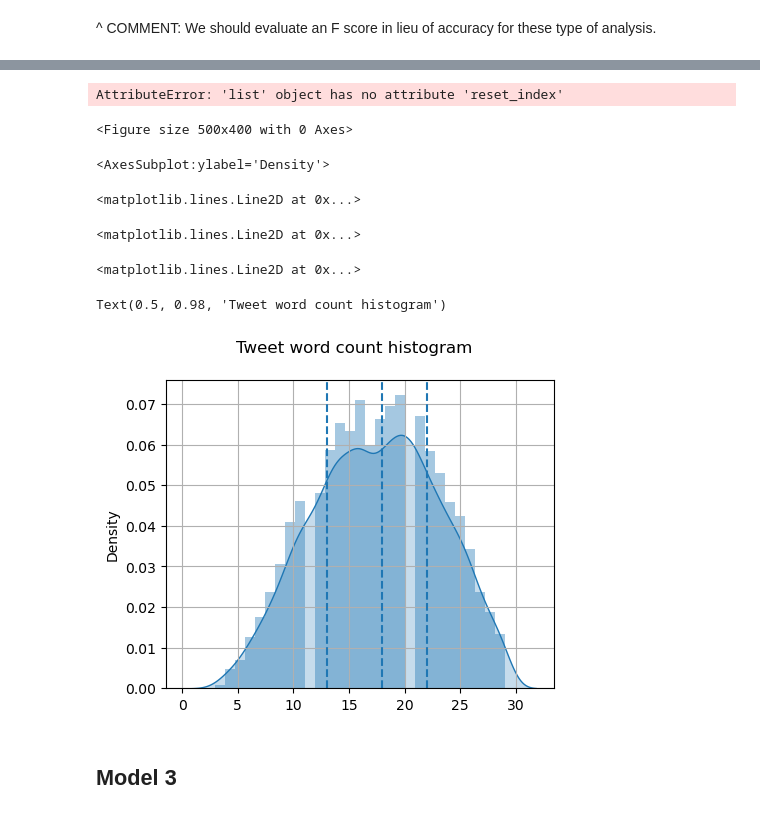
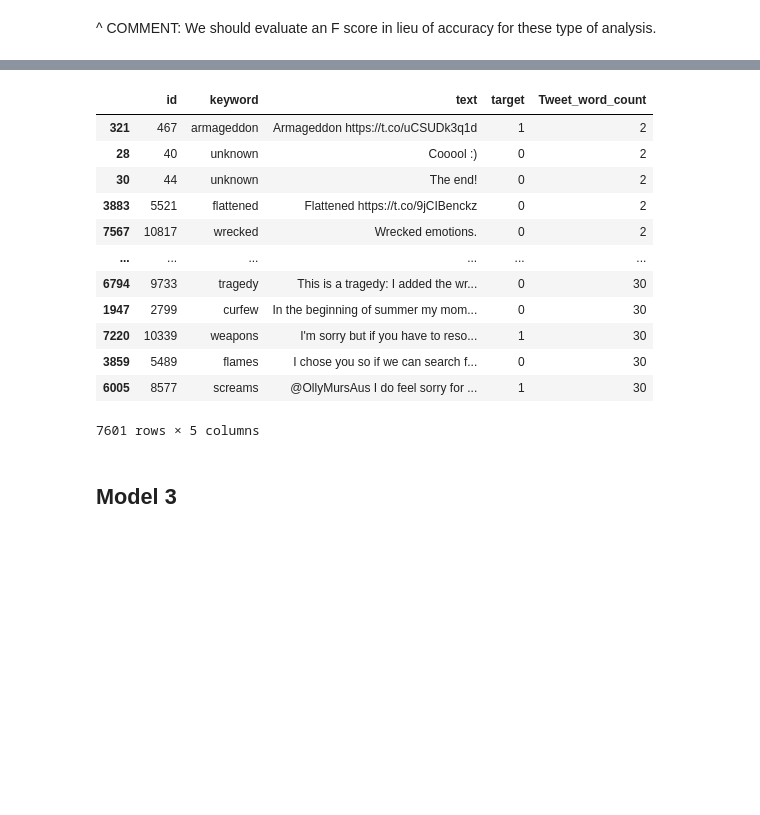
Before and after one commit to Steve-Desilets/MSDS-422-Group-3-Module-9, a Jupyter notebook: MSDS 422 - Module 9 Assignment Notebook.ipynb, the cells around one changed output, grey strips where cells are left out. Drawn from its saved outputs; the diff is of its cells as text; code cells hidden in the pictures; blank space fills up the shorter version.

```diff
--- a/MSDS 422 - Module 9 Assignment Notebook.ipynb
+++ b/MSDS 422 - Module 9 Assignment Notebook.ipynb
@@ -344,3 +363,17 @@ null_summary_only_missing
+# %%
+# Load segmentation dictionary
+load()
+
+# Set options for Twitter processing - remove url, mention, and emojis
+pre.set_options(pre.OPT.URL, pre.OPT.EMOJI, pre.OPT.MENTION, pre.OPT.SMILEY)
+
+# Hash fix - will be called from within tweet cleaning function
+def hash_fix(h):
+    h1 = re.sub(r'[0-9]+', '', h)
+    h2 = re.sub(r'#', '', h1)
+    h3 = segment(str(h2))
+    h4 = ' '.join(map(str, h3))
+    return h4
 # %%
 # fill missing keyword with unknown
 model2_test_df['keyword'].fillna('unknown', inplace=True)
@@ -382,34 +438,23 @@ Text(0.5, 0.98, 'Tweet word count histogram')
-# %%
-# remove rows with under 3 words
-#model2_train_df = model2_train_df[model2_train_df['Tweet_word_count']>2]
-#model2_train_df = model2_train_df.reset_index()
-
-# remove rows with more than 30 words
-model2_train_df = model2_train_df[model2_train_df['Tweet_word_count']<30]
-#model2_train_df = model2_train_df.reset_index()
-# %% [output]
-AttributeError: 'list' object has no attribute 'reset_index'
-# %%
-#Recheck frequency plot
-import matplotlib.pyplot as plt
-plt.figure(figsize=(5,4))
-#model2_train_df['Tweet_word_count'] = model2_train_df['text'].apply(lambda x: len(x.split(" ")) )
-sns.distplot(model2_train_df['Tweet_word_count'].values, hist=True, kde=True, kde_kws={"shade": True})
-plt.axvline(model2_train_df['Tweet_word_count'].describe()['25%'], ls="--")
-plt.axvline(model2_train_df['Tweet_word_count'].describe()['50%'], ls="--")
-plt.axvline(model2_train_df['Tweet_word_count'].describe()['75%'], ls="--")
-
-plt.grid()
-plt.suptitle("Tweet word count histogram")
-plt.show()
-# %% [output]
-<Figure size 500x400 with 0 Axes>
-<AxesSubplot:ylabel='Density'>
-<matplotlib.lines.Line2D at 0x...>
-<matplotlib.lines.Line2D at 0x...>
-<matplotlib.lines.Line2D at 0x...>
-Text(0.5, 0.98, 'Tweet word count histogram')
-[figure, removed]
+# %%
+model2_train_df = model2_train_df[model2_train_df.Tweet_word_count < 31]
+
+model2_train_df = model2_train_df[model2_train_df.Tweet_word_count > 1]
+
+model2_train_df.sort_values(by=['Tweet_word_count'])
+# %% [output]
+|  | id | keyword | text | target | Tweet_word_count |
+| 321 | 467 | armageddon | Armageddon https://t.co/uCSUDk3q1d | 1 | 2 |
+| 28 | 40 | unknown | Cooool :) | 0 | 2 |
+| 30 | 44 | unknown | The end! | 0 | 2 |
+| 3883 | 5521 | flattened | Flattened https://t.co/9jCIBenckz | 0 | 2 |
+| 7567 | 10817 | wrecked | Wrecked emotions. | 0 | 2 |
+| ... | ... | ... | ... | ... | ... |
+| 6794 | 9733 | tragedy | This is a tragedy: I added the wr... | 0 | 30 |
+| 1947 | 2799 | curfew | In the beginning of summer my mom... | 0 | 30 |
+| 7220 | 10339 | weapons | I'm sorry but if you have to reso... | 1 | 30 |
+| 3859 | 5489 | flames | I chose you so if we can search f... | 0 | 30 |
+| 6005 | 8577 | screams | @OllyMursAus I do feel sorry for ... | 1 | 30 |
+7601 rows × 5 columns
 # %% [markdown]
 ## Model 3
 # %% [markdown]
```
Also changed, not shown: parts of 16 cells of this notebook.
